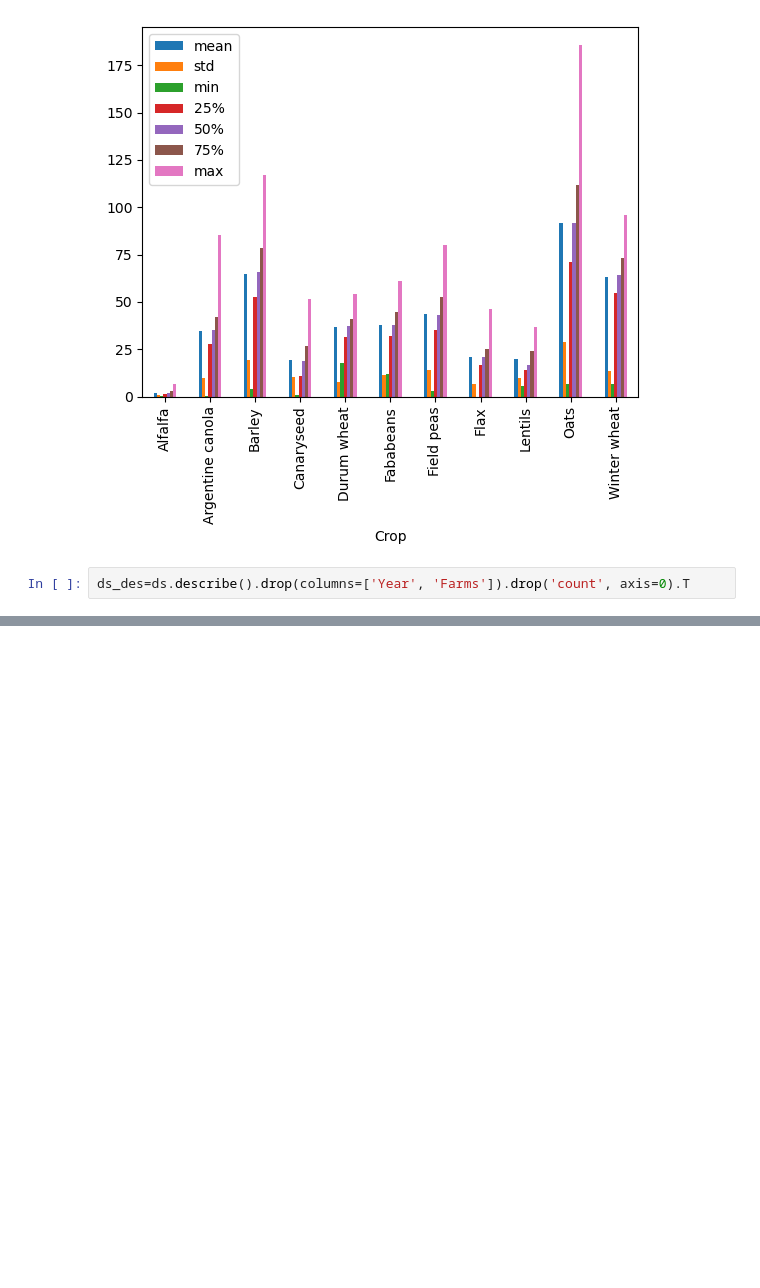
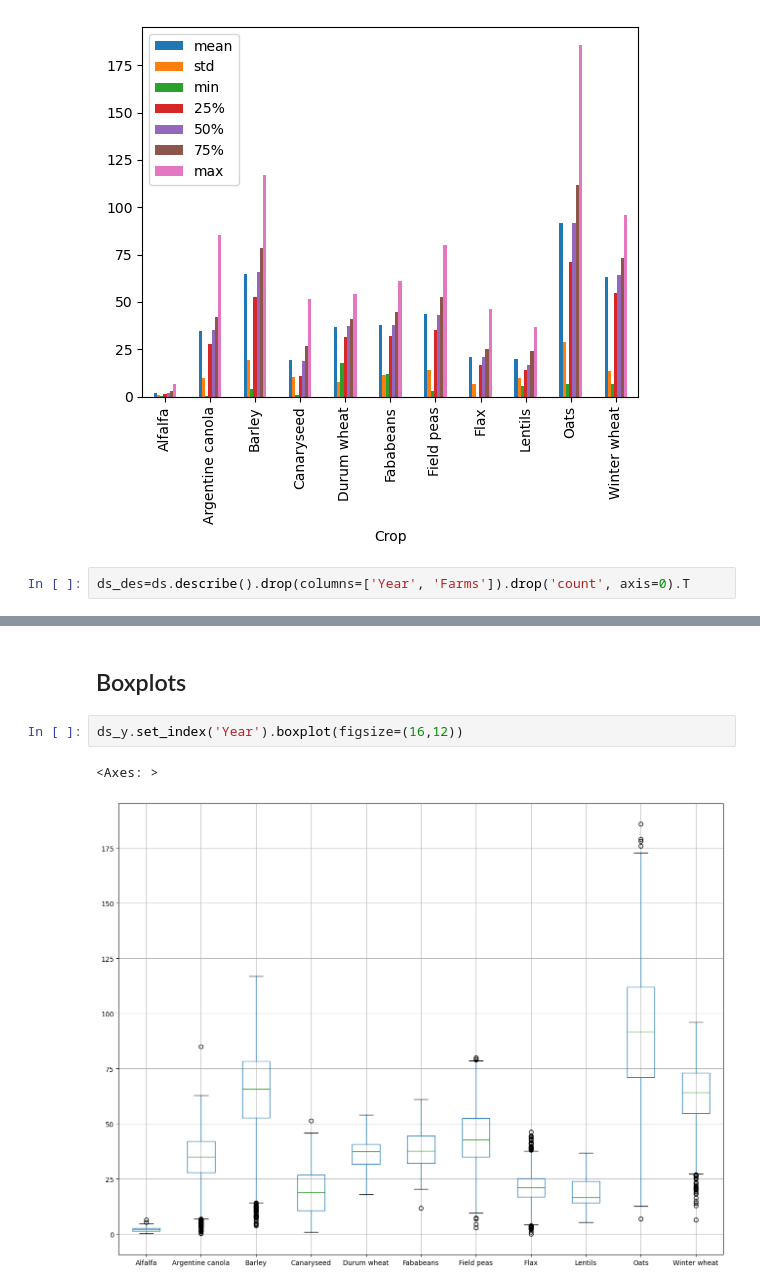
Before and after one commit to ruhidm/Palette_Cohort_5, a Jupyter notebook: Trainings/Training_Cohort_5.ipynb, the cells around one changed output, grey strips where cells are left out. Saved outputs shown, nothing was run; the diff lists cells and outputs as text; blank space fills up the shorter version.

```diff
--- a/Trainings/Training_Cohort_5.ipynb
+++ b/Trainings/Training_Cohort_5.ipynb
@@ -219,0 +318,7 @@ ds_des.loc[ds_des.index=='Barley']\
+# %% [markdown]
+## Boxplots
+# %%
+ds_y.set_index('Year').boxplot(figsize=(16,12))
+# %% [output]
+<Axes: >
+[figure, added]
```
Also changed, not shown: parts of 26 cells of this notebook.
